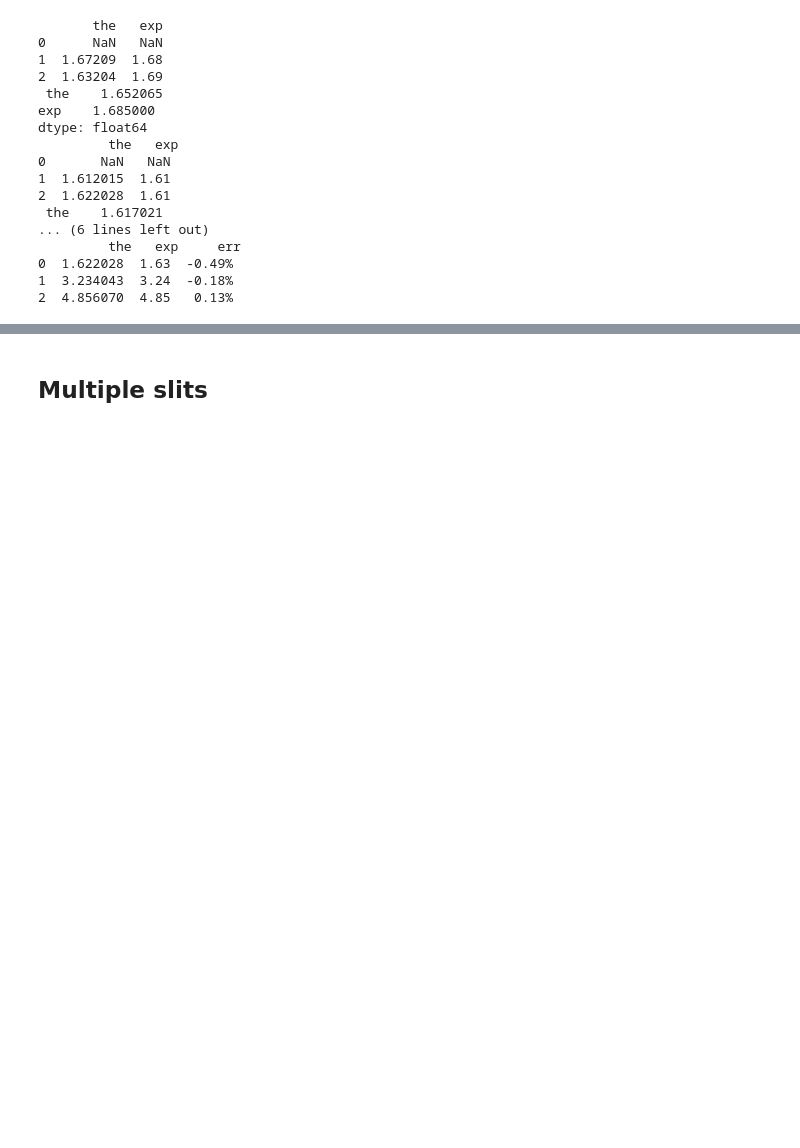
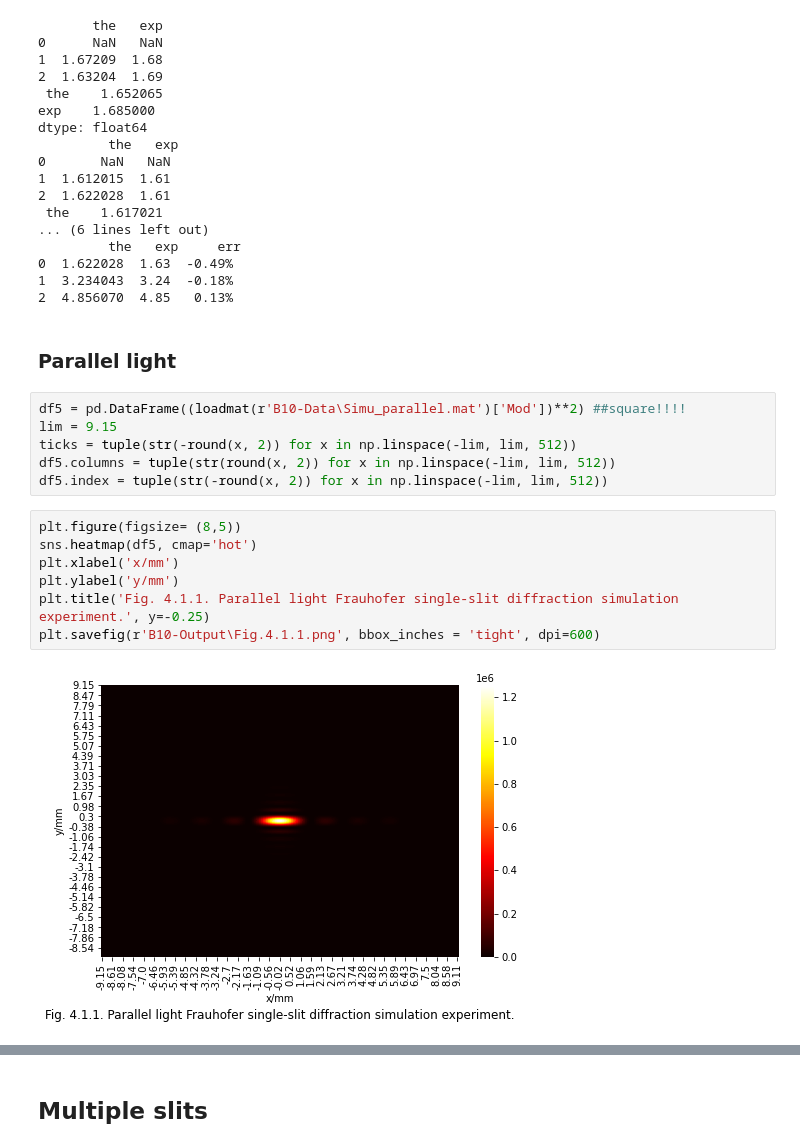
Before and after one commit to Zweig-Wong/SYSU-PHY-EXP, a Jupyter notebook: B10-Fraunhofer_single-slit_diffraction/B10-Fraunhofer_single-slit_diffraction.ipynb, the cells around one changed output, grey strips where cells are left out. Drawn from its saved outputs; the diff is of its cells as text; blank space fills up the shorter version.

```diff
--- a/B10-Fraunhofer_single-slit_diffraction/B10-Fraunhofer_single-slit_diffraction.ipynb
+++ b/B10-Fraunhofer_single-slit_diffraction/B10-Fraunhofer_single-slit_diffraction.ipynb
@@ -408,3 +409,20 @@ dtype: float64
 0  1.622028  1.63  -0.49%
 1  3.234043  3.24  -0.18%
 2  4.856070  4.85   0.13%
+# %% [markdown]
+### Parallel light
+# %%
+df5 = pd.DataFrame((loadmat(r'B10-Data\Simu_parallel.mat')['Mod'])**2) ##square!!!!
+lim = 9.15
+ticks = tuple(str(-round(x, 2)) for x in np.linspace(-lim, lim, 512))
+df5.columns = tuple(str(round(x, 2)) for x in np.linspace(-lim, lim, 512))
+df5.index = tuple(str(-round(x, 2)) for x in np.linspace(-lim, lim, 512))
+# %%
+plt.figure(figsize= (8,5))
+sns.heatmap(df5, cmap='hot')
+plt.xlabel('x/mm')
+plt.ylabel('y/mm')
+plt.title('Fig. 4.1.1. Parallel light Frauhofer single-slit diffraction simulation experiment.', y=-0.25)
+plt.savefig(r'B10-Output\Fig.4.1.1.png', bbox_inches = 'tight', dpi=600)
+# %% [output]
+[figure, added]
```
Also changed, not shown: parts of 15 cells of this notebook, 33 other files.
